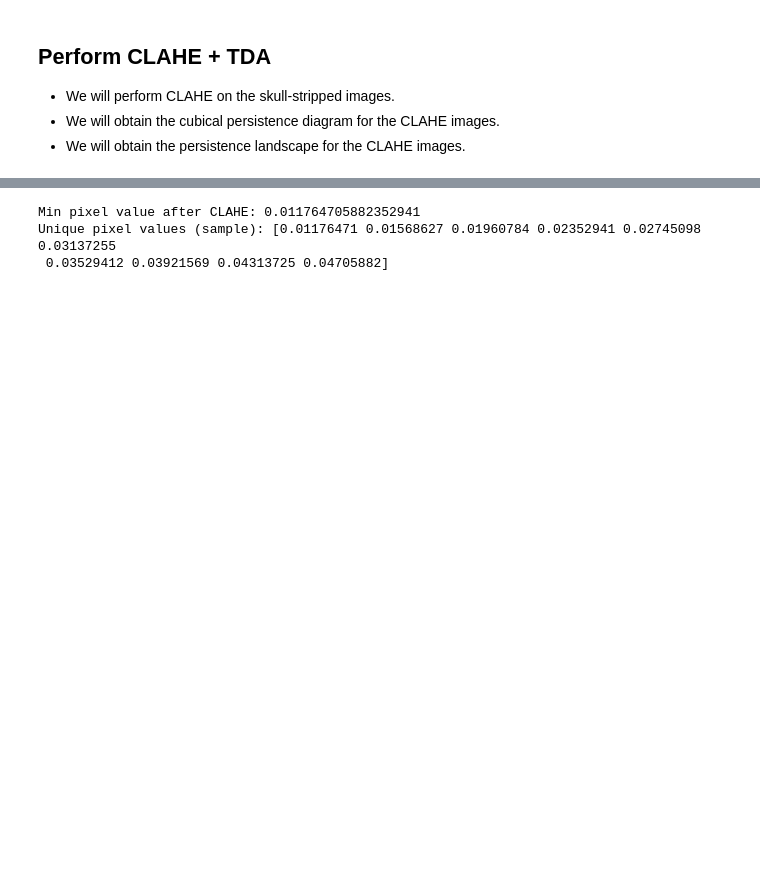
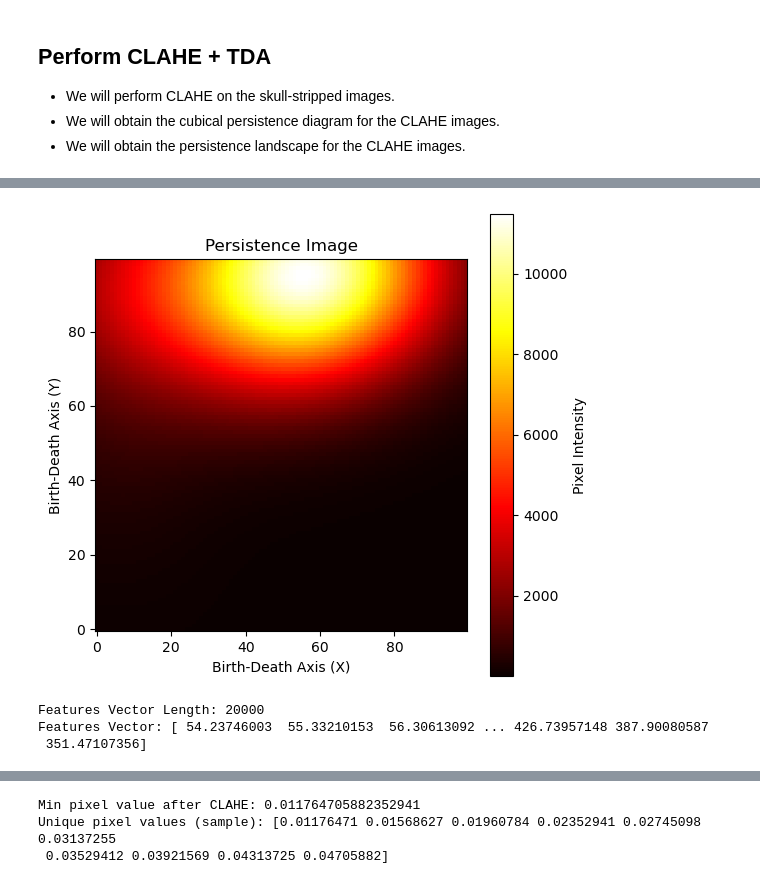
Before and after one commit to NkechiC/Cubical-homology-CNN, a Jupyter notebook: Skull-stripping/Skull_Extracted_MRI.ipynb, the cells around one changed output, grey strips where cells are left out. Saved outputs shown, nothing was run; the diff lists cells and outputs as text; code cells hidden in the pictures; blank space fills up the shorter version.

```diff
--- a/Skull-stripping/Skull_Extracted_MRI.ipynb
+++ b/Skull-stripping/Skull_Extracted_MRI.ipynb
@@ -270,0 +301,28 @@ clahe_img
+# %%
+from gtda.diagrams import PersistenceImage
+
+# Create the persistence image transformer and compute the features
+pimg = PersistenceImage()
+features = pimg.fit_transform(diagrams_skull)
+
+# Extract the 2D persistence image
+persistence_image = features[0][0]
+
+# Plot the persistence image
+plt.figure(figsize=(6, 6))
+plt.imshow(persistence_image, cmap='hot', interpolation='nearest', origin='lower')
+plt.title("Persistence Image")
+plt.colorbar(label='Pixel Intensity')
+plt.xlabel("Birth-Death Axis (X)")
+plt.ylabel("Birth-Death Axis (Y)")
+plt.show()
+
+#Flatten the persistence image to a 1D feature vector
+features_vector = features[0].flatten()
+print("Features Vector Length:", len(features_vector))
+print("Features Vector:", features_vector)
+# %% [output]
+[figure, added]
+Features Vector Length: 20000
+Features Vector: [ 54.23746003  55.33210153  56.30613092 ... 426.73957148 387.90080587
+ 351.47107356]
```
Also changed, not shown: parts of 9 cells of this notebook.
